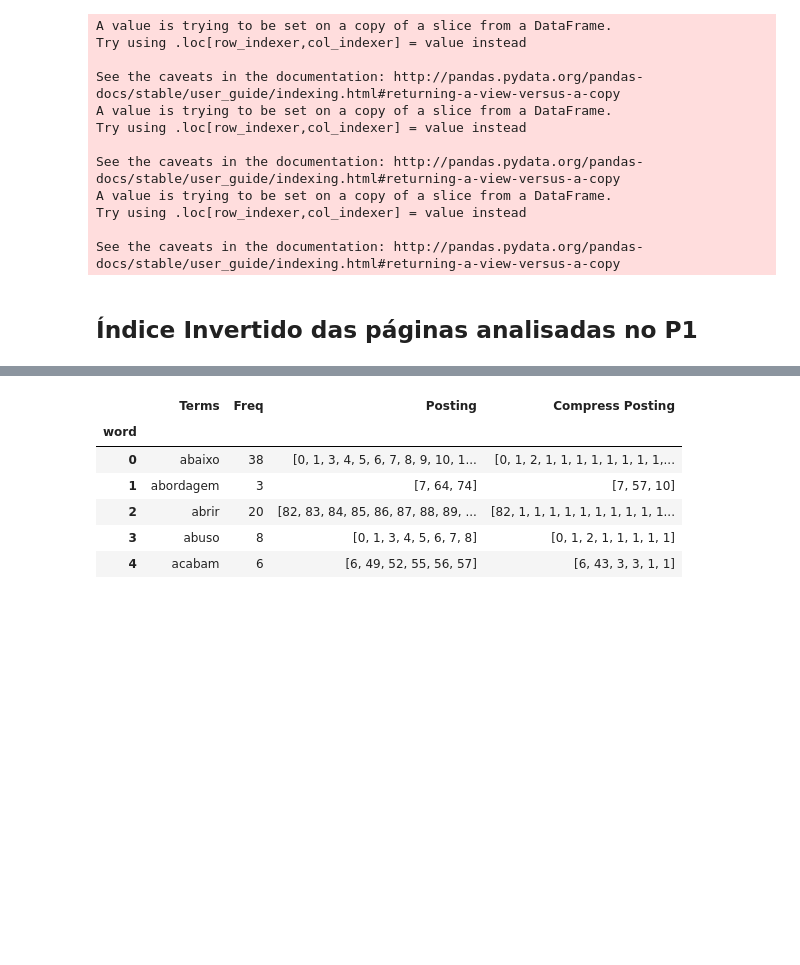
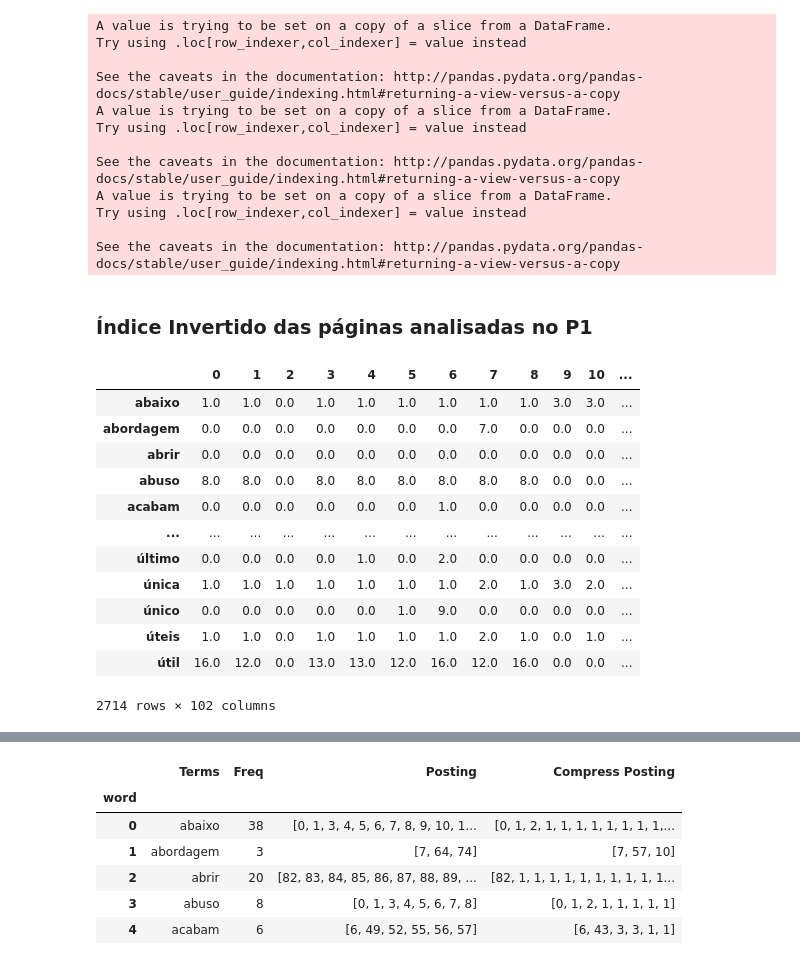
Before and after one commit to cmlins/recuperacaoDeInformacao, a Jupyter notebook: Indice_Invertido.ipynb, the cells around one changed output, grey strips where cells are left out. Drawn from its saved outputs; the diff is of its cells as text; code cells hidden in the pictures; blank space fills up the shorter version.

```diff
--- a/Indice_Invertido.ipynb
+++ b/Indice_Invertido.ipynb
@@ -1336,7 +1352,7 @@ Try using .loc[row_indexer,col_indexer] = value instead
 
 See the caveats in the documentation: http://pandas.pydata.org/pandas-docs/stable/user_guide/indexing.html#returning-a-view-versus-a-copy
 # %% [markdown]
-## Índice Invertido das páginas analisadas no P1
+### Índice Invertido das páginas analisadas no P1
 # %%
 all_view_pages = []
 extractText(urls, all_view_pages)
@@ -1371,3 +1385,19 @@ all_view_pages_df = dataframe.T.drop(['CLASS']).sort_index()
+# %%
+all_view_pages_df
+# %% [output]
+|  | 0 | 1 | 2 | 3 | 4 | 5 | 6 | 7 | 8 | 9 | 10 | ... |
+| abaixo | 1.0 | 1.0 | 0.0 | 1.0 | 1.0 | 1.0 | 1.0 | 1.0 | 1.0 | 3.0 | 3.0 | ... |
+| abordagem | 0.0 | 0.0 | 0.0 | 0.0 | 0.0 | 0.0 | 0.0 | 7.0 | 0.0 | 0.0 | 0.0 | ... |
+| abrir | 0.0 | 0.0 | 0.0 | 0.0 | 0.0 | 0.0 | 0.0 | 0.0 | 0.0 | 0.0 | 0.0 | ... |
+| abuso | 8.0 | 8.0 | 0.0 | 8.0 | 8.0 | 8.0 | 8.0 | 8.0 | 8.0 | 0.0 | 0.0 | ... |
+| acabam | 0.0 | 0.0 | 0.0 | 0.0 | 0.0 | 0.0 | 1.0 | 0.0 | 0.0 | 0.0 | 0.0 | ... |
+| ... | ... | ... | ... | ... | ... | ... | ... | ... | ... | ... | ... | ... |
+| último | 0.0 | 0.0 | 0.0 | 0.0 | 1.0 | 0.0 | 2.0 | 0.0 | 0.0 | 0.0 | 0.0 | ... |
+| única | 1.0 | 1.0 | 1.0 | 1.0 | 1.0 | 1.0 | 1.0 | 2.0 | 1.0 | 3.0 | 2.0 | ... |
+| único | 0.0 | 0.0 | 0.0 | 0.0 | 0.0 | 1.0 | 9.0 | 0.0 | 0.0 | 0.0 | 0.0 | ... |
+| úteis | 1.0 | 1.0 | 0.0 | 1.0 | 1.0 | 1.0 | 1.0 | 2.0 | 1.0 | 0.0 | 1.0 | ... |
+| útil | 16.0 | 12.0 | 0.0 | 13.0 | 13.0 | 12.0 | 16.0 | 12.0 | 16.0 | 0.0 | 0.0 | ... |
+2714 rows × 102 columns
 # %%
 indice_invertido_all_view_pages = (to_list (all_view_pages_df))
 # df1 = indice_invertido_all_view_pages['Terms'].map(str) + '.isbn'
```
Also changed, not shown: parts of 17 cells of this notebook.
